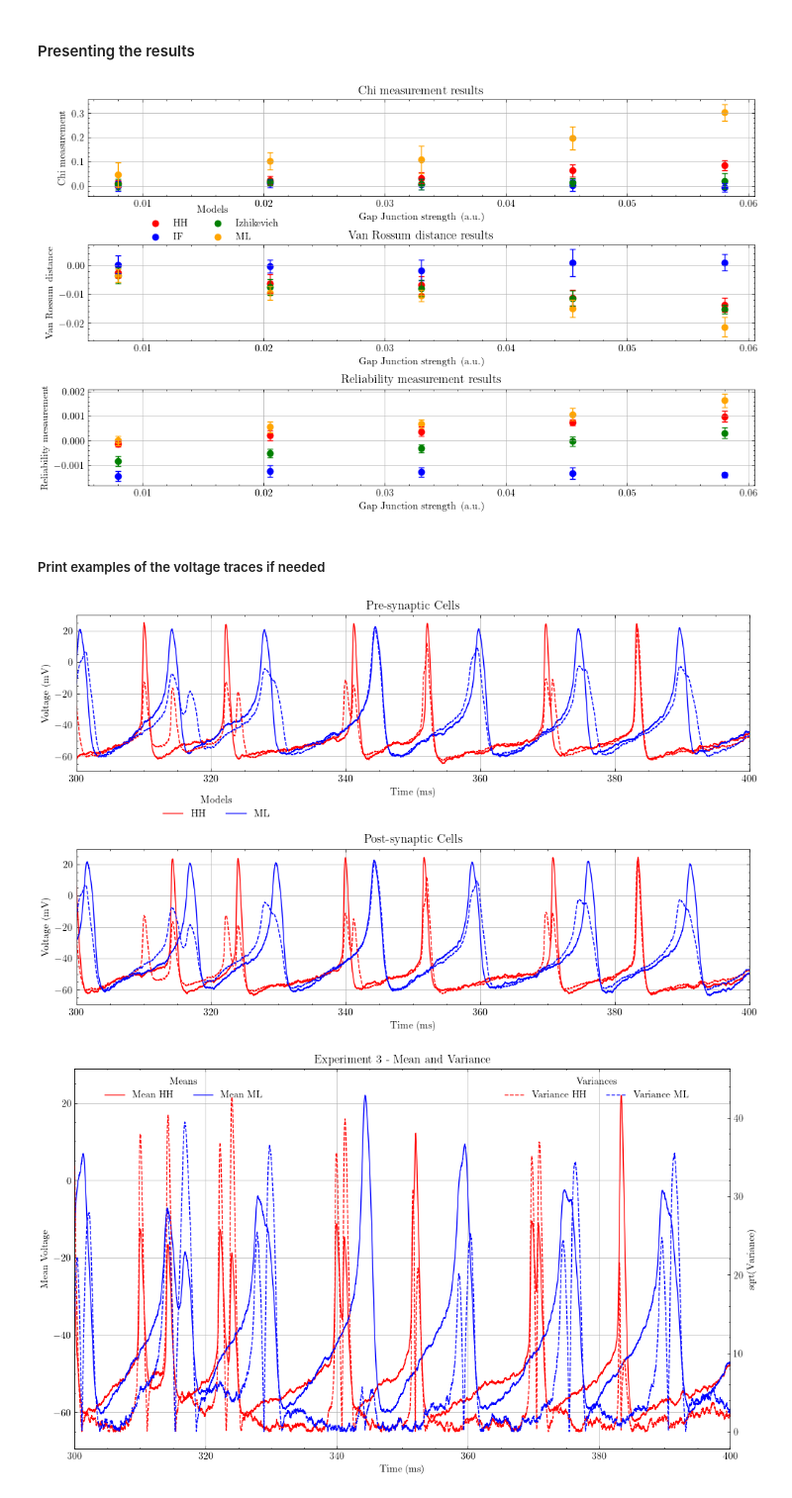
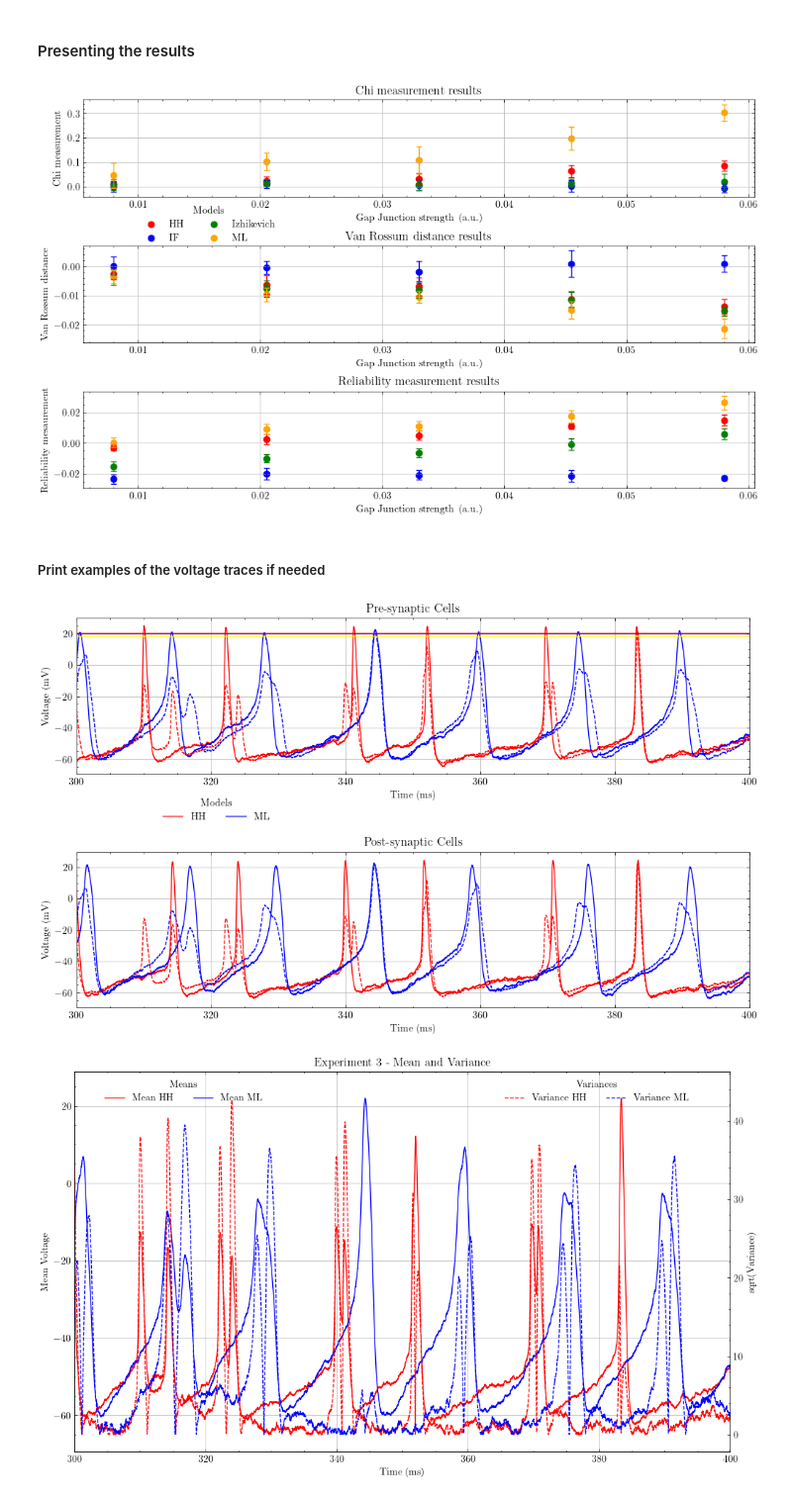
Before and after one commit to Sir-Bip-Bop/Gap-Junction-Coupling-Studies, a Jupyter notebook: NeuronPairs/synchrony_measurements.ipynb, the cells around one changed output. Shown at 99% size. Saved outputs shown, nothing was run; the diff lists cells and outputs as text; code cells hidden in the pictures.

```diff
--- a/NeuronPairs/synchrony_measurements.ipynb
+++ b/NeuronPairs/synchrony_measurements.ipynb
@@ -604,10 +605,10 @@ for i in range(0,n_measurements):
     firing_rate_ML[i] = project.utils.compute_firing_rate(matrixML_mean,dt,t_final)
 
     #computing reliability
-    rel_HH[i], residue = project.utils.compute_Reliability(matrixHH_mean,t,t_Re,dt)
-    rel_IF[i], residue = project.utils.compute_Reliability(matrixIF_mean,t,t_Re,dt)
-    rel_IZH[i], residue = project.utils.compute_Reliability(matrixIZH_mean,t,t_Re,dt)
-    rel_ML[i], residue = project.utils.compute_Reliability(matrixML_mean,t,t_Re,dt)
+    rel_HH[i], residue = compute_Reliability(matrixHH_mean,t,t_Re,dt)
+    rel_IF[i], residue = compute_Reliability(matrixIF_mean,t,t_Re,dt)
+    rel_IZH[i], residue = compute_Reliability(matrixIZH_mean,t,t_Re,dt)
+    rel_ML[i], residue = compute_Reliability(matrixML_mean,t,t_Re,dt)
 
     #computing van_Rossum distance
     rossum_HH[i] = project.utils.compute_van_Rossum_distance_2(matrixHH_mean,t,t_R,dt).flatten()[1:3] / firing_rate_HH[i]
@@ -1106,12 +1107,28 @@ ax3.errorbar(k,rel_ML_k[:,0],yerr=rel_ML_k[:,1], fmt='none',capsize=3,color = 'o
 ax1.legend(title='Models',bbox_to_anchor =( 0.3,0.0), ncols = 2 )
 plt.show()
 # %% [output]
-[figure, old version]
+[figure, new version]
 # %% [markdown]
 ##### Print examples of the voltage traces if needed
+# %%
+def compute_volt_var(data):
+    '''
+    Computes the synchrony measure of the average voltage and variance for a given set of voltage traces,
+    data - voltage traces, each row being a different neuron
+    '''
+    data  = data.T
+
+    #calculate the average voltage as a function of time and the total variance
+    mean_voltage = np.mean(data,axis=0)
+
+    #calculate the variance of each trace and the average voltage
+    ind_variance = np.mean(np.square(data),axis = 1) - np.mean(data, axis = 1) ** 2
+    total_variance = np.mean(np.square(mean_voltage)) - np.mean(mean_voltage)**2
+
+    return mean_voltage, ind_variance, total_variance
 # %%
-mean_HH, var_HH, var_HH_2 = project.utils.compute_volt_var(save_HH_k[4])
-mean_ML, var_ML, var_ML_2 = project.utils.compute_volt_var(save_ML_k[4])
+mean_HH, var_HH, var_HH_2 = compute_volt_var(save_HH_k[4])
+mean_ML, var_ML, var_ML_2 = compute_volt_var(save_ML_k[4])
 
 
 k = np.linspace(0.008,0.058,5)
@@ -1121,34 +1138,43 @@ plt.title('Experiment 3 - Volt traces Comparisson')
 fig.subplots_adjust(hspace=0.5)
 ax1.set_xlabel('Time (ms)')
 ax2.set_xlabel('Time (ms) ')
 ax1.set_ylabel('Voltage (mV)')
 ax2.set_ylabel('Voltage (mV)')
 ax1.tick_params(axis = 'y')
 ax2.tick_params(axis = 'y')
 
 ax1.title.set_text('Pre-synaptic Cells')
 ax2.title.set_text('Post-synaptic Cells')
 
 ax1.plot(t,save_HH_k[4][:,0],color = 'r', label = 'HH')
 ax1.plot(t,save_ML_k[4][:,0],color = 'b', label = 'ML')
 ax1.plot(t,mean_HH, 'r--')
 ax1.plot(t,mean_ML, 'b--')
+#ax1.axhline(np.sqrt(var_HH[0]), color = 'blue')
+#ax1.axhline(np.sqrt(var_HH[1]), color = 'green')
+#ax1.axhline(np.sqrt(var_HH_2), color = 'orange')
+
+ax1.axhline(np.sqrt(var_ML[0]), color = 'red')
+ax1.axhline(np.sqrt(var_ML[1]), color = 'purple')
+ax1.axhline(np.sqrt(var_ML_2), color = 'yellow')
+
+
 
 
 ax1.set_xlim(300,400)
 
 
 ax2.plot(t,save_HH_k[4][:,1],color = 'r', label = 'HH')
 ax2.plot(t,save_ML_k[4][:,1],color = 'b', label = 'ML')
 ax2.plot(t,mean_HH, 'r--')
 ax2.plot(t,mean_ML, 'b--')
 ax2.set_xlim(300,400)
 
 
 ax1.legend(title='Models',bbox_to_anchor =( 0.3,-0.1), ncols = 2 )
 plt.show()
 # %% [output]
-[figure, old version]
+[figure, new version]
 # %%
 mean_HH, var_HH, var_HH_2 = project.utils.compute_volt_var(save_HH_k[4])
 mean_ML, var_ML, var_ML_2 = project.utils.compute_volt_var(save_ML_k[4])
```
Also changed, not shown: parts of 7 cells of this notebook, 1 other file.
